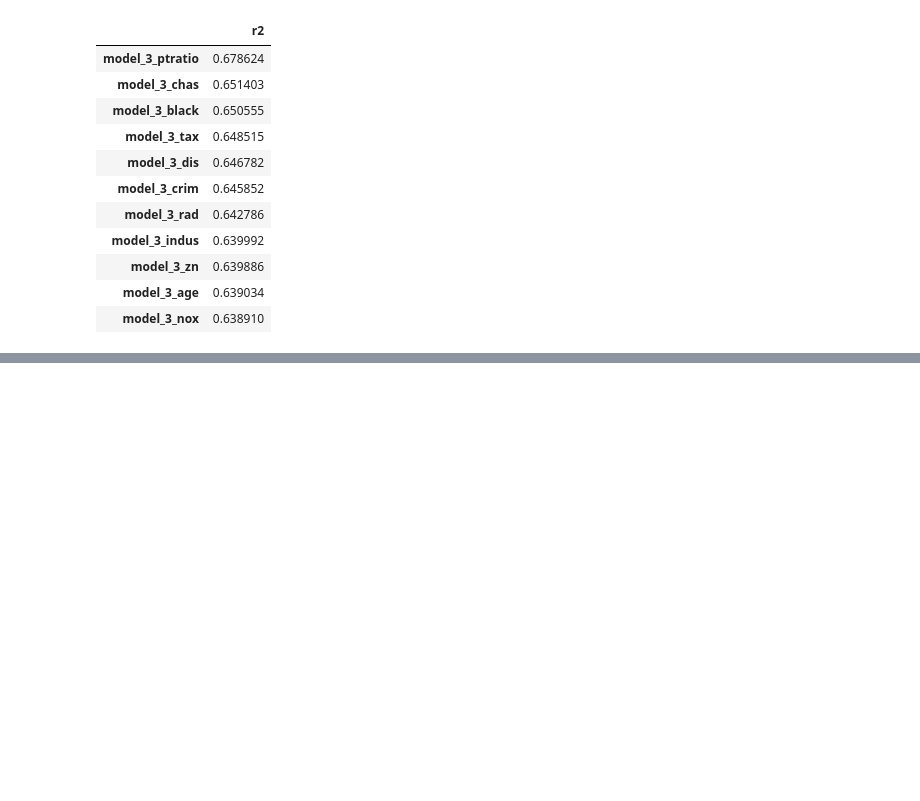
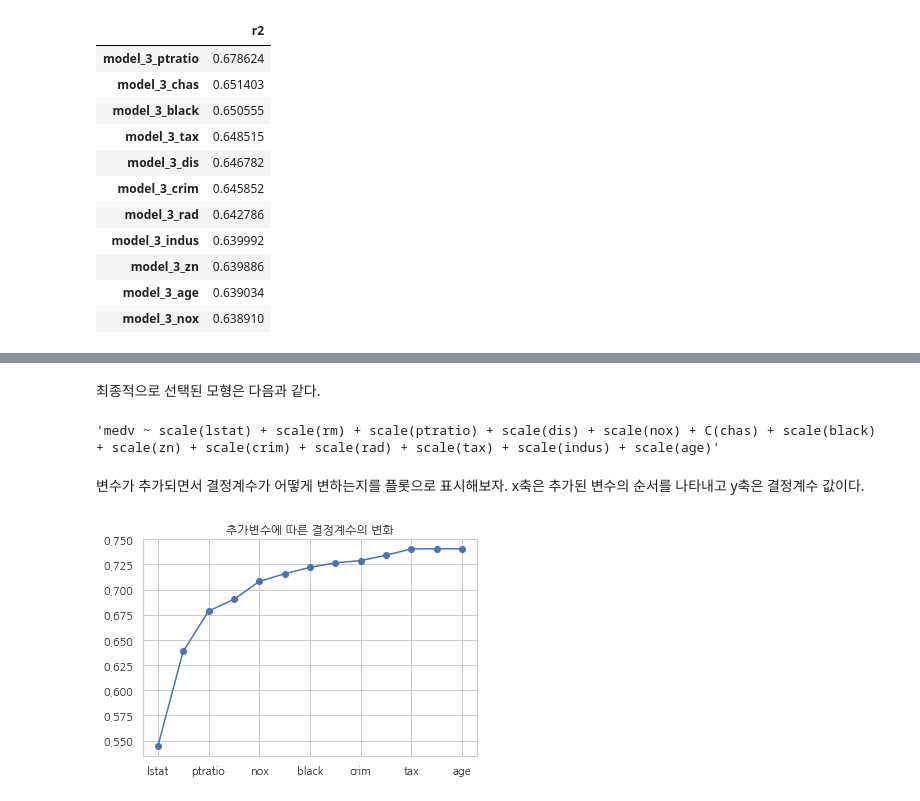
Before and after one commit to datascienceschool/book_data_analysis, a Jupyter notebook: _sources/ch03/03_07.ipynb, the cells around one changed output, grey strips where cells are left out. Saved outputs shown, nothing was run; the diff lists cells and outputs as text; code cells hidden in the pictures; blank space fills up the shorter version.

```diff
--- a/_sources/ch03/03_07.ipynb
+++ b/_sources/ch03/03_07.ipynb
@@ -165,0 +170,28 @@ df_3.sort_values("r2", ascending=False)
+# %%
+%%time
+
+models = {}
+results = {}
+dfs = []
+var_names_all = list(filter(lambda n: n != "medv", boston.columns))
+var_names = var_names_all.copy()
+sel_ns = []
+formulas = []
+r2s = []
+for k in range(len(var_names_all)):
+    results_k = {}
+    for n in var_names:
+        if k == 0:
+            formula_k_n = "medv ~ C(chas) " if n == "chas" else f"medv ~ scale({n}) "
+        else:
+            formula_k_n = formula_k + " + C(chas) " if n == "chas" else formula_k + f" + scale({n}) "
+        results_k[n] = sm.OLS.from_formula(formula_k_n, boston).fit()
+    df_r2 = pd.DataFrame({"r2": {n: r.rsquared for n, r in results_k.items()}}).sort_values("r2", ascending=False)
+    sel_n = df_r2.index[0]
+    sel_r2 = df_r2["r2"].iloc[0]
+    op = "C" if sel_n == "chas" else "scale"
+    formula_k = f"medv ~ scale({sel_n})" if k == 0 else formula_k + f" + {op}({sel_n})"
+    sel_ns.append(sel_n)
+    formulas.append(formula_k)
+    r2s.append(sel_r2)
+    var_names.remove(sel_n)
@@ -165,0 +201,13 @@ df_3.sort_values("r2", ascending=False)
+# %% [markdown]
+최종적으로 선택된 모형은 다음과 같다.
+# %%
+formulas[-1]
+# %% [output]
+'medv ~ scale(lstat) + scale(rm) + scale(ptratio) + scale(dis) + scale(nox) + C(chas) + scale(black) + scale(zn) + scale(crim) + scale(rad) + scale(tax) + scale(indus) + scale(age)'
+# %% [markdown]
+변수가 추가되면서 결정계수가 어떻게 변하는지를 플롯으로 표시해보자. x축은 추가된 변수의 순서를 나타내고 y축은 결정계수 값이다.
+# %%
+pd.Series(r2s, index=sel_ns).plot(marker="o", title="추가변수에 따른 결정계수의 변화")
+plt.show()
+# %% [output]
+[figure, added]
```
Also changed, not shown: parts of 2 cells of this notebook, 3 other files.
